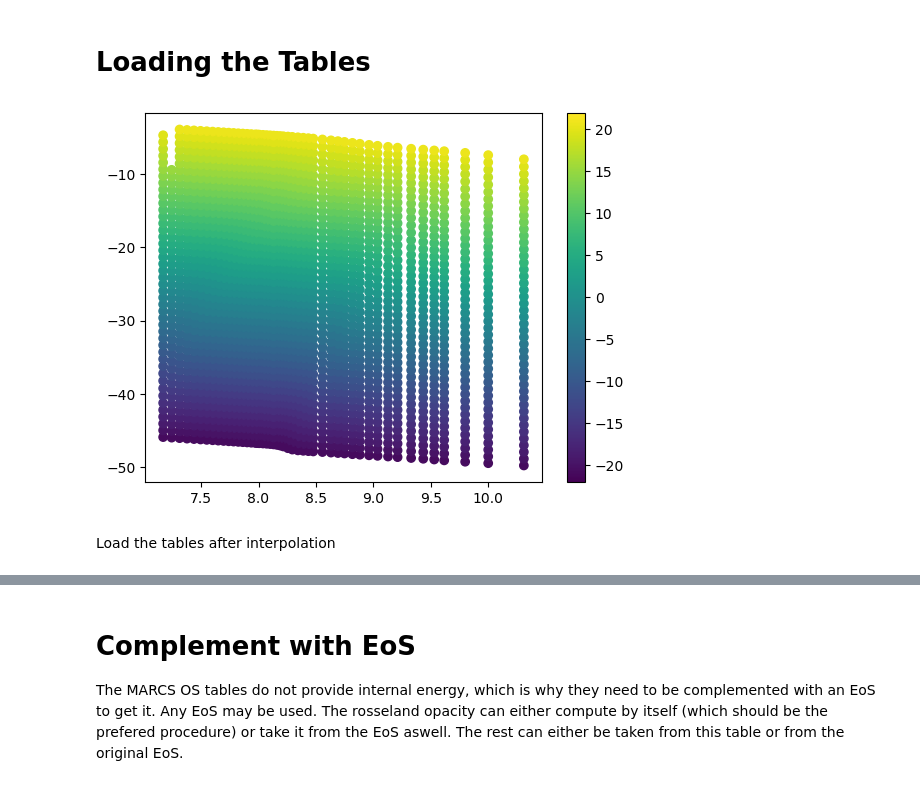
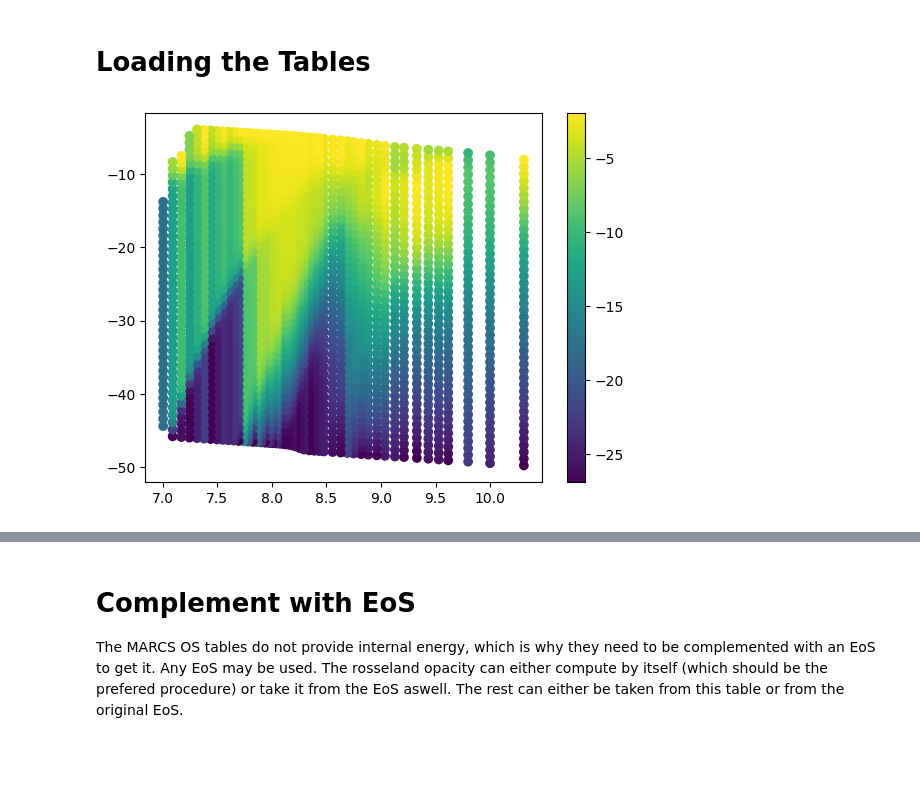
Before and after one commit to pe1995/TSO.jl, a Jupyter notebook: examples/converting_tables/marcs.ipynb, the cells around one changed output, grey strips where cells are left out. Saved outputs shown, nothing was run; the diff lists cells and outputs as text; code cells hidden in the pictures; blank space fills up the shorter version.

```diff
--- a/examples/converting_tables/marcs.ipynb
+++ b/examples/converting_tables/marcs.ipynb
@@ -11,21 +11,19 @@ using Serialization
 # %% [markdown]
 # Loading the Tables
 # %%
-paths = glob("OS_table*", "OPAC-for-3D/Z0.0a0.0");
+paths = glob("OS_table*", "OPAC-for-3D/april23/MaggZ0.0a0.0");
 # %%
 mos = TSO.MARCSOpacity(paths...);
 # %%
 close()
 
 for i in eachindex(mos)
-    plt.scatter(log.(mos[i].T), log.(mos[i].ρ), c=log.(mos[i].pg), vmin=-22, vmax=22)
+    plt.scatter(log.(mos[i].T), log.(mos[i].ρ), c=log.(mos[i].κ_la[:,80327]))
 end
 
 #plt.yscale("log")
 #plt.xscale("log")
 plt.colorbar()
 gcf()
 # %% [output]
-[figure, old version]
+[figure, new version]
-# %% [markdown]
-Load the tables after interpolation
```
Also changed, not shown: parts of 23 cells of this notebook, 7 other files.
